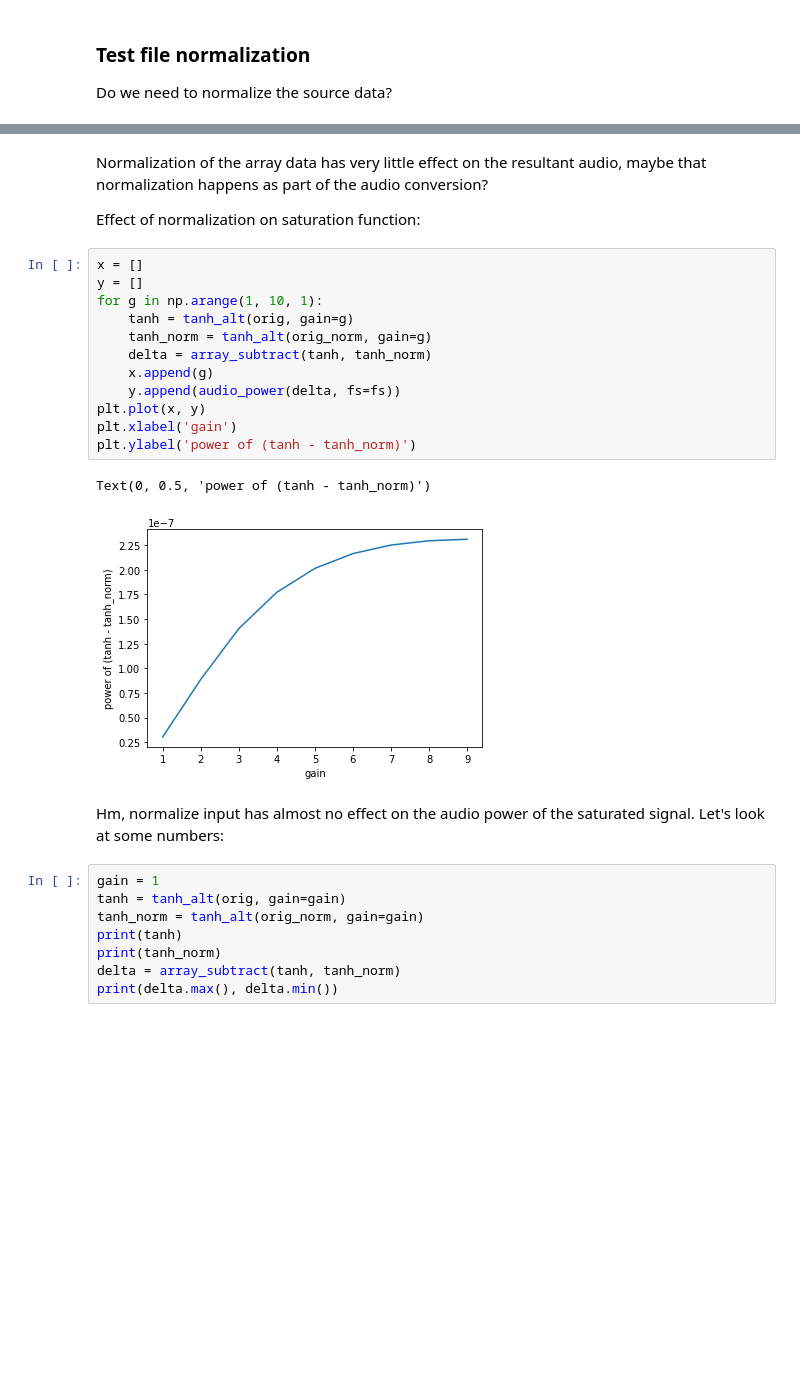
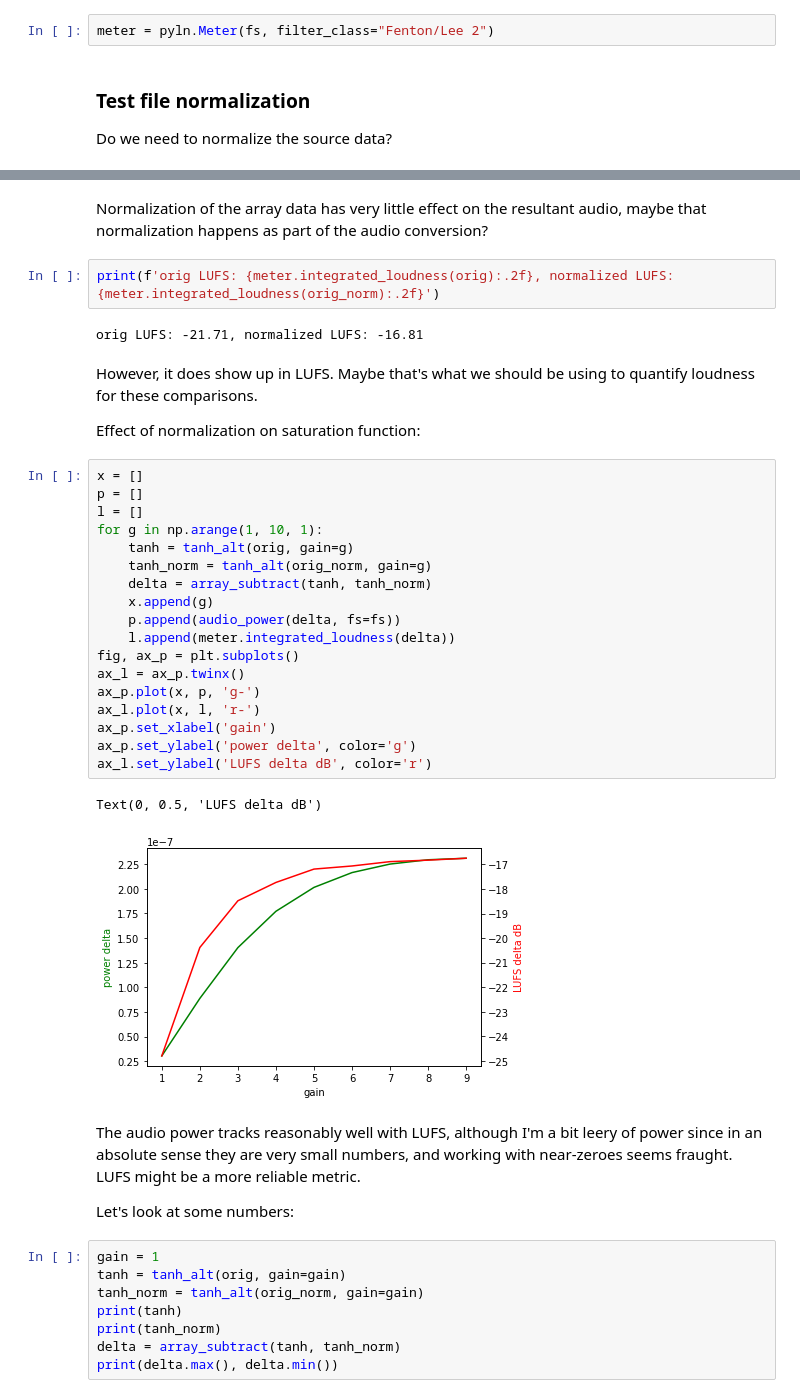
Before and after one commit to letrout/dsp, a Jupyter notebook: doc/saturation_gain.ipynb, the cells around one changed output, grey strips where cells are left out. Saved outputs shown, nothing was run; the diff lists cells and outputs as text; blank space fills up the shorter version.

```diff
--- a/doc/saturation_gain.ipynb
+++ b/doc/saturation_gain.ipynb
@@ -105,6 +106,8 @@ if wf.channels == 2:
 fs = wf.samplerate
 wf.close()
 #orig, fs = sf.read('geetar.wav')
+# %%
+meter = pyln.Meter(fs, filter_class="Fenton/Lee 2")
 # %% [markdown]
 ### Test file normalization
 Do we need to normalize the source data?
@@ -127,24 +132,38 @@ print(norm_seg.dBFS - orig_seg.dBFS)
 # %% [markdown]
 Normalization of the array data has very little effect on the resultant audio, maybe that normalization happens as part of the audio conversion?
-
-Effect of normalization on saturation function:
+# %%
+print(f'orig LUFS: {meter.integrated_loudness(orig):.2f}, normalized LUFS: {meter.integrated_loudness(orig_norm):.2f}')
+# %% [output]
+orig LUFS: -21.71, normalized LUFS: -16.81
+# %% [markdown]
+However, it does show up in LUFS. Maybe that's what we should be using to quantify loudness for these comparisons.
+
+Effect of normalization on saturation function:
 # %%
 x = []
-y = []
+p = []
+l = []
 for g in np.arange(1, 10, 1):
     tanh = tanh_alt(orig, gain=g)
     tanh_norm = tanh_alt(orig_norm, gain=g)
     delta = array_subtract(tanh, tanh_norm)
     x.append(g)
-    y.append(audio_power(delta, fs=fs))
-plt.plot(x, y)
-plt.xlabel('gain')
-plt.ylabel('power of (tanh - tanh_norm)')
+    p.append(audio_power(delta, fs=fs))
+    l.append(meter.integrated_loudness(delta))
+fig, ax_p = plt.subplots()
+ax_l = ax_p.twinx()
+ax_p.plot(x, p, 'g-')
+ax_l.plot(x, l, 'r-')
+ax_p.set_xlabel('gain')
+ax_p.set_ylabel('power delta', color='g')
+ax_l.set_ylabel('LUFS delta dB', color='r')
 # %% [output]
-Text(0, 0.5, 'power of (tanh - tanh_norm)')
+Text(0, 0.5, 'LUFS delta dB')
-[figure, old version]
+[figure, new version]
-# %% [markdown]
-Hm, normalize input has almost no effect on the audio power of the saturated signal. Let's look at some numbers:
+# %% [markdown]
+The audio power tracks reasonably well with LUFS, although I'm a bit leery of power since in an absolute sense they are very small numbers, and working with near-zeroes seems fraught. LUFS might be a more reliable metric.
+
+Let's look at some numbers:
 # %%
 gain = 1
 tanh = tanh_alt(orig, gain=gain)
```
Also changed, not shown: parts of 6 cells of this notebook.
